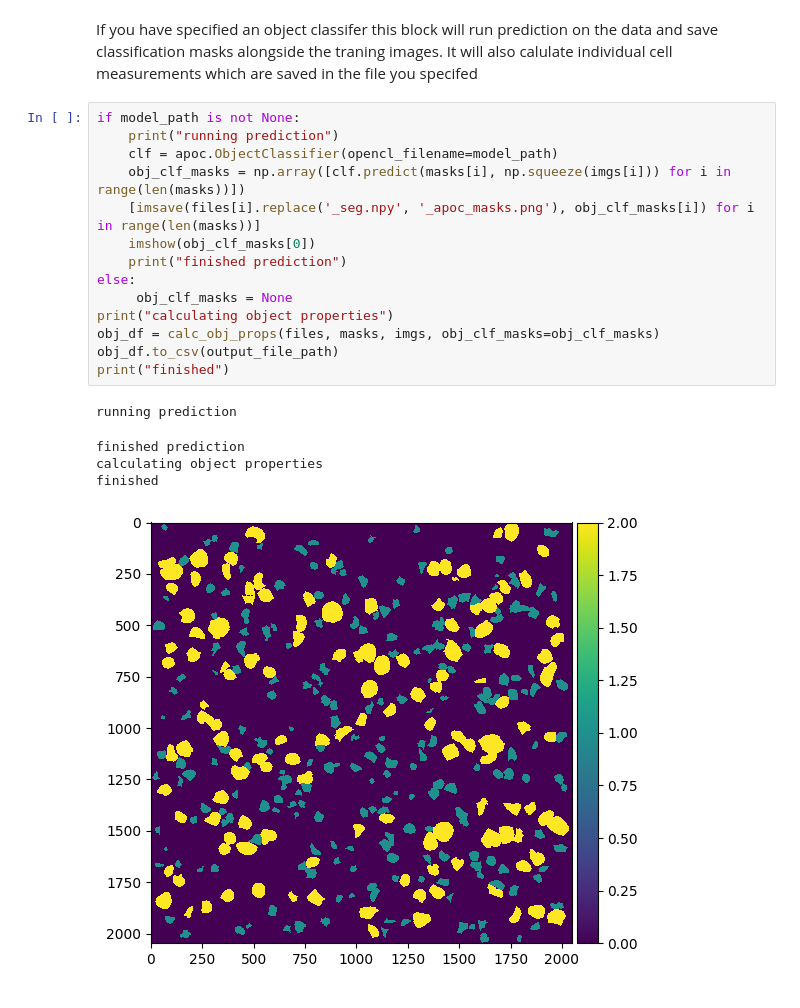
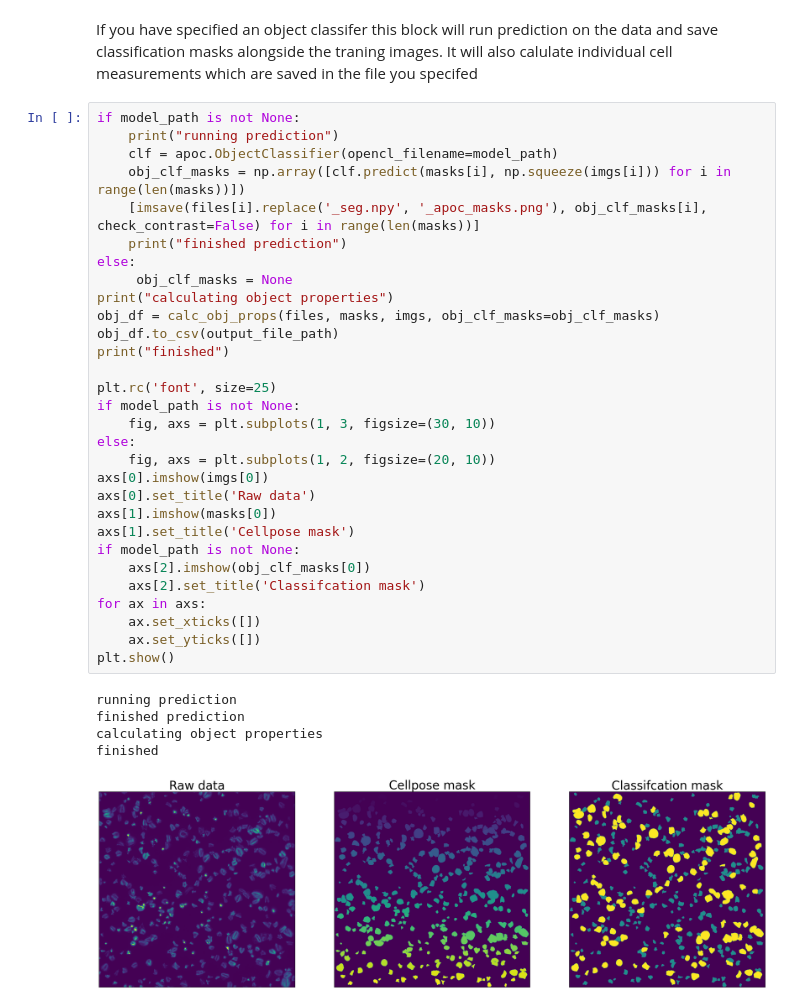
Before and after one commit to JeremyPike/cell-classification, a Jupyter notebook: calculate_cell_properties.ipynb, the cells around one changed output. Cells and saved outputs as stored; diff of their text form.

```diff
--- a/calculate_cell_properties.ipynb
+++ b/calculate_cell_properties.ipynb
@@ -54,20 +56,36 @@ It will also calulate individual cell measurements which are saved in the file y
 # %%
 if model_path is not None:
     print("running prediction")
     clf = apoc.ObjectClassifier(opencl_filename=model_path)
     obj_clf_masks = np.array([clf.predict(masks[i], np.squeeze(imgs[i])) for i in range(len(masks))])
-    [imsave(files[i].replace('_seg.npy', '_apoc_masks.png'), obj_clf_masks[i]) for i in range(len(masks))]
-    imshow(obj_clf_masks[0])
+    [imsave(files[i].replace('_seg.npy', '_apoc_masks.png'), obj_clf_masks[i], check_contrast=False) for i in range(len(masks))]
     print("finished prediction")
 else:
      obj_clf_masks = None
 print("calculating object properties")
 obj_df = calc_obj_props(files, masks, imgs, obj_clf_masks=obj_clf_masks)
 obj_df.to_csv(output_file_path)
 print("finished")
+
+plt.rc('font', size=25)
+if model_path is not None:
+    fig, axs = plt.subplots(1, 3, figsize=(30, 10))
+else:
+    fig, axs = plt.subplots(1, 2, figsize=(20, 10))
+axs[0].imshow(imgs[0])
+axs[0].set_title('Raw data')
+axs[1].imshow(masks[0])
+axs[1].set_title('Cellpose mask')
+if model_path is not None:
+    axs[2].imshow(obj_clf_masks[0])
+    axs[2].set_title('Classifcation mask')
+for ax in axs:
+    ax.set_xticks([])
+    ax.set_yticks([])
+plt.show()
 # %% [output]
 running prediction
+finished prediction
+calculating object properties
+finished
-finished prediction
-calculating object properties
-finished
-[figure, old version]
+[figure, new version]
```
Also changed, not shown: parts of 1 cell of this notebook, 1 other file.
